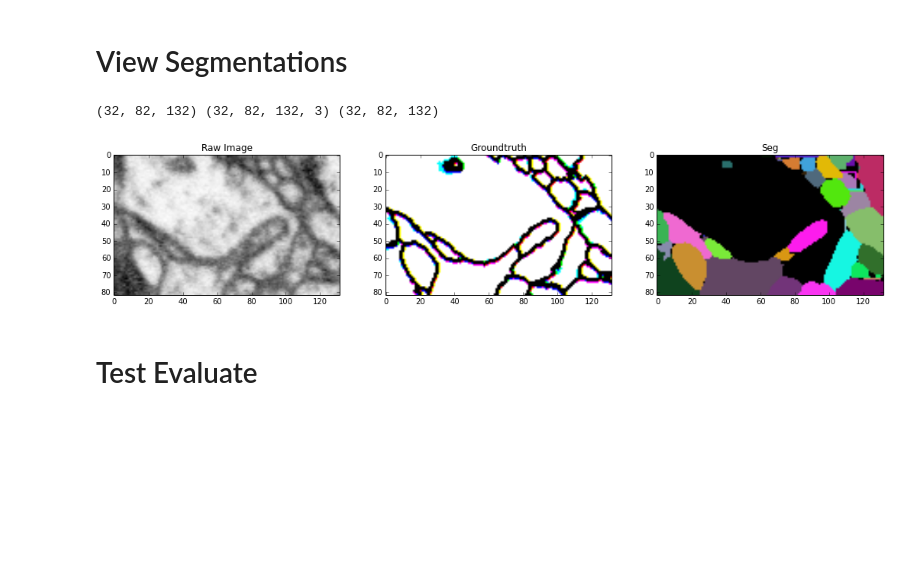
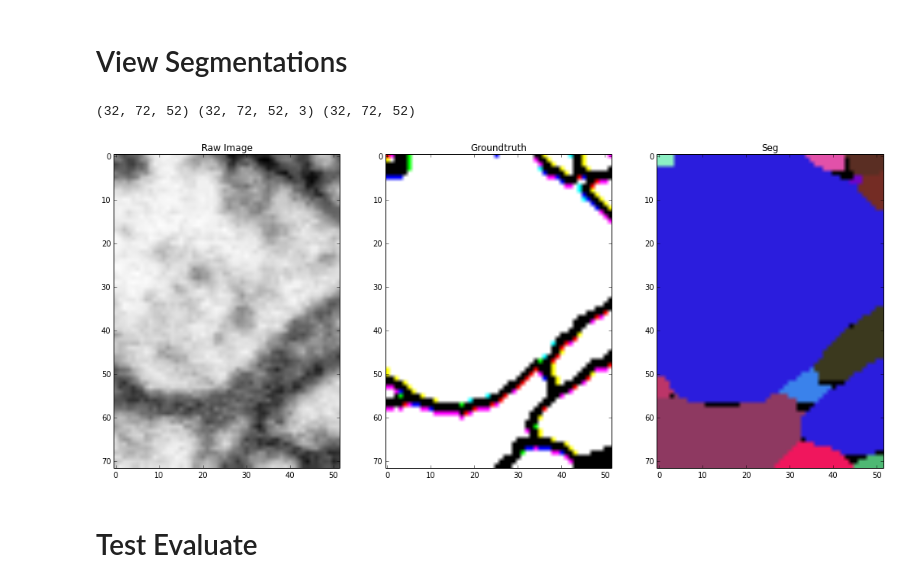
Before and after one commit to csinva/conv-net-scripts, a Jupyter notebook: test_module.ipynb, the cells around one changed output. Saved outputs shown, nothing was run; the diff lists cells and outputs as text; code cells hidden in the pictures; blank space fills up the shorter version.

```diff
--- a/test_module.ipynb
+++ b/test_module.ipynb
@@ -20,7 +20,8 @@ path_to_data = path_to_folder + 'data/'
 # %% [markdown]
 # Test Evaluation
 # %%
-threshes = [2000] # for i in range(1,6)]+[i*20000 for i in range(2,16)] # 100...1,000...100,000
+start = time.clock()
+threshes = [100,200,300,400,500,600,700,800,900,1000,2000] # for i in range(1,6)]+[i*20000 for i in range(2,16)] # 100...1,000...100,000
 iters = [10000]
 strs = ["2"]
 hdf5_gt_file = path_to_data + 'groundtruth_seg_thick.h5' #/groups/turaga/home/turagas/data/FlyEM/fibsem_medulla_7col/tstvol-520-1-h5/groundtruth_seg_thick.h5'
@@ -58,4 +59,5 @@ segs,rand = zwatershed_and_metrics(gt, aff, threshes, save_threshes)
 
 print rand
 print sum(segs[0][0][0:100][0])
+print "time: ",time.clock()-start
 # %% [output]
@@ -77,16 +91,16 @@ label_set = np.asarray(g[g.keys()[0]],dtype='float32') #3,z,y,x - was 'main'
 label_set = np.transpose(label_set,(1,2,3,0))
 # %%
 # view segs
-seg = segs[0]
+seg = segs[2]
 # im,label_set=trim(im,label_set,seg)
 # seg = seg.transpose((2, 1, 0)).reshape(shape).transpose((2, 1, 0))
 im,label_set=trim_arbitrary(im,label_set,seg)
 print im.shape,label_set.shape,seg.shape
 # display_seg(im, label_set, seg, im_size=label_set.shape[0], im2_size=seg.shape[0])
 display_arbitrary_seg(im, label_set, seg)
 # %% [output]
-(32, 82, 132) (32, 82, 132, 3) (32, 82, 132)
+(32, 72, 52) (32, 72, 52, 3) (32, 72, 52)
-[figure, old version]
+[figure, new version]
 # %% [markdown]
 # Test Evaluate
 # %%
```
Also changed, not shown: parts of 1 cell of this notebook, 5 other files.
